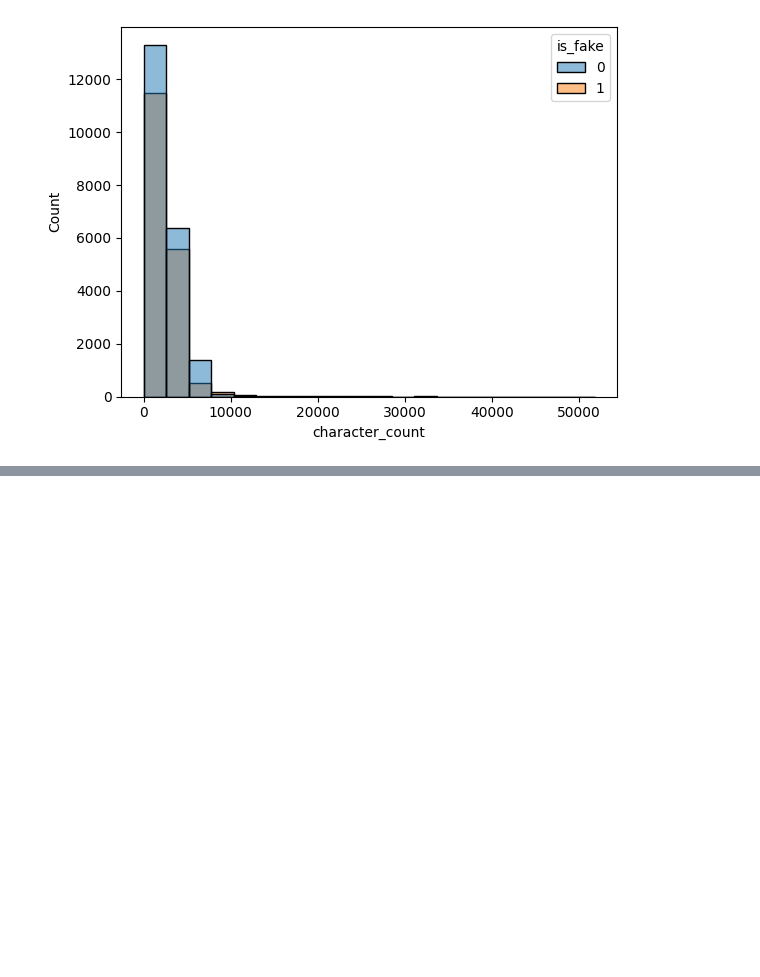
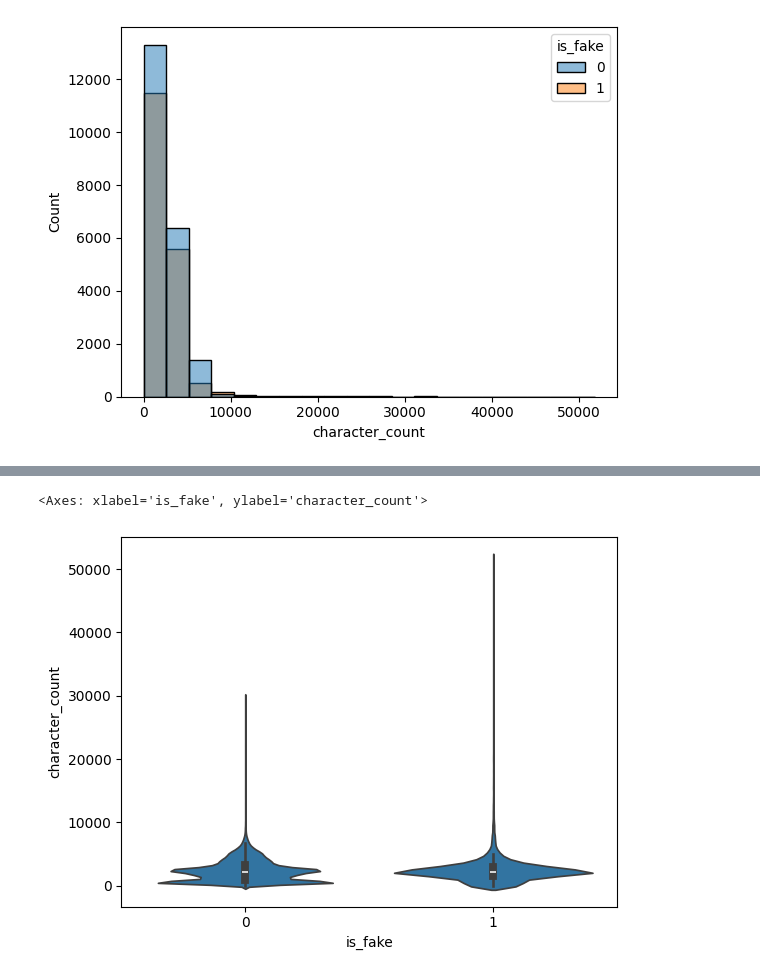
Before and after one commit to LexaBeni/fake-news-detection, a Jupyter notebook: notebooks/EDA.ipynb, the cells around one changed output, grey strips where cells are left out. Cells and saved outputs as stored; diff of their text form; code cells hidden in the pictures; blank space fills up the shorter version.

```diff
--- a/notebooks/EDA.ipynb
+++ b/notebooks/EDA.ipynb
@@ -126,0 +247,5 @@ sns.histplot(data=df, x='character_count', bins=20, hue='is_fake')
+# %%
+sns.violinplot(data=df, x='is_fake', y='character_count')
+# %% [output]
+<Axes: xlabel='is_fake', ylabel='character_count'>
+[figure, added]
```
Also changed, not shown: parts of 41 cells of this notebook.
